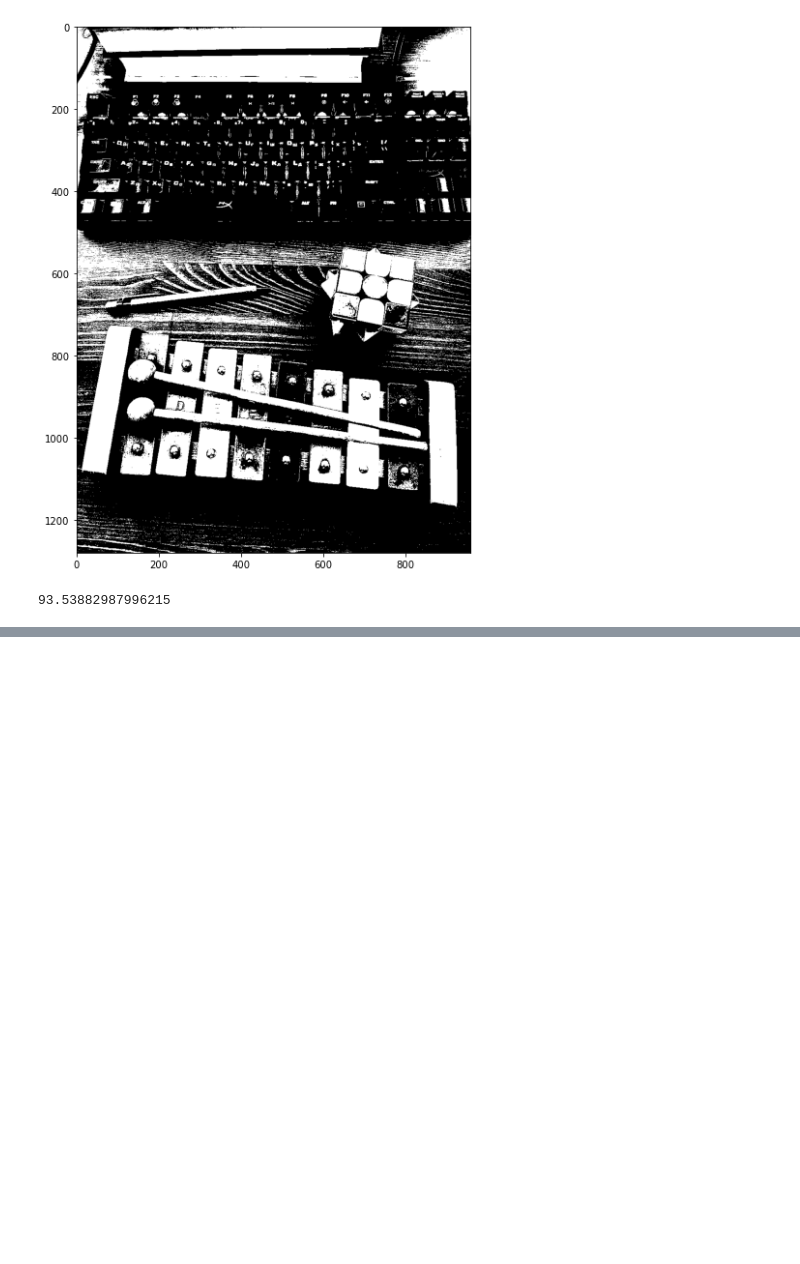
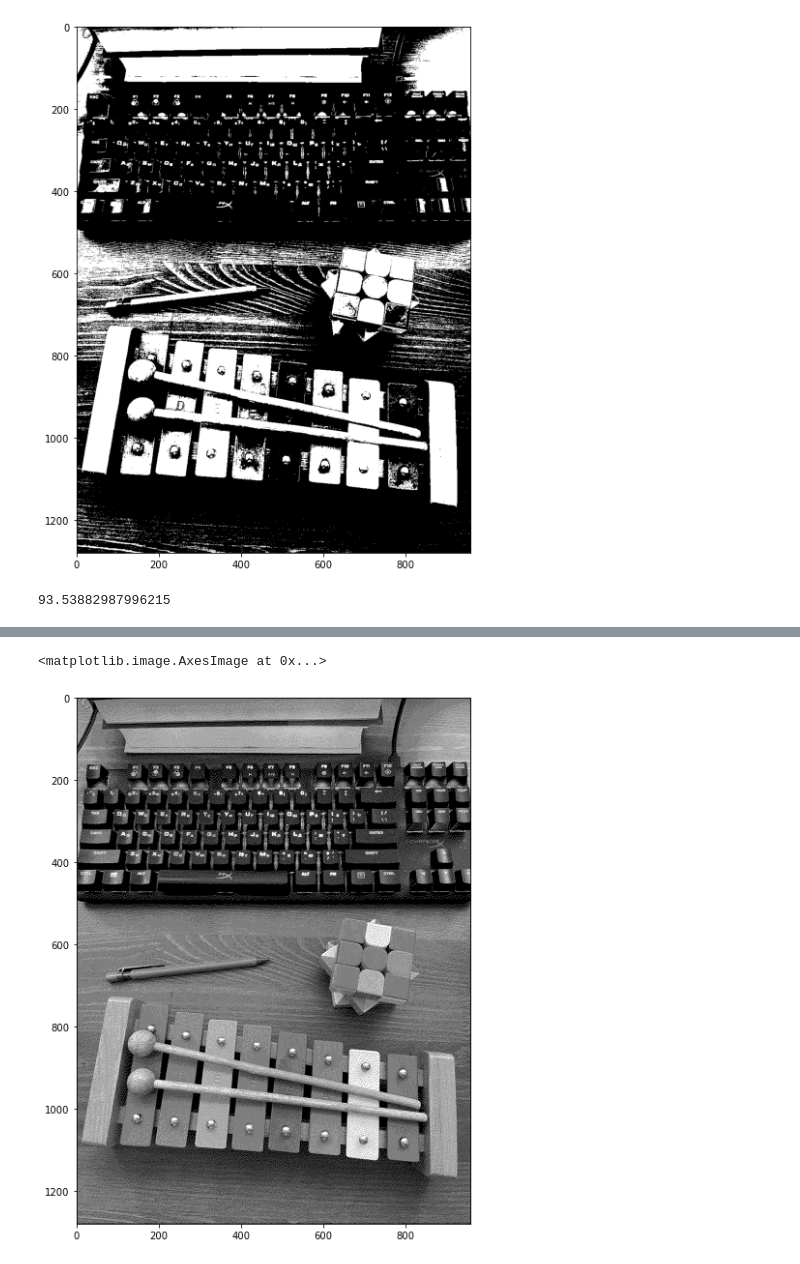
Before and after one commit to kurlyk-egor/cv-course, a Jupyter notebook: homework_5/Homework5.ipynb, the cells around one changed output, grey strips where cells are left out. Saved outputs shown, nothing was run; the diff lists cells and outputs as text; code cells hidden in the pictures; blank space fills up the shorter version.

```diff
--- a/homework_5/Homework5.ipynb
+++ b/homework_5/Homework5.ipynb
@@ -235,0 +235,5 @@ avg_dith_error
+# %%
+plt.imshow(dithering2)
+# %% [output]
+<matplotlib.image.AxesImage at 0x...>
+[figure, added]
```
Also changed, not shown: parts of 14 cells of this notebook.
